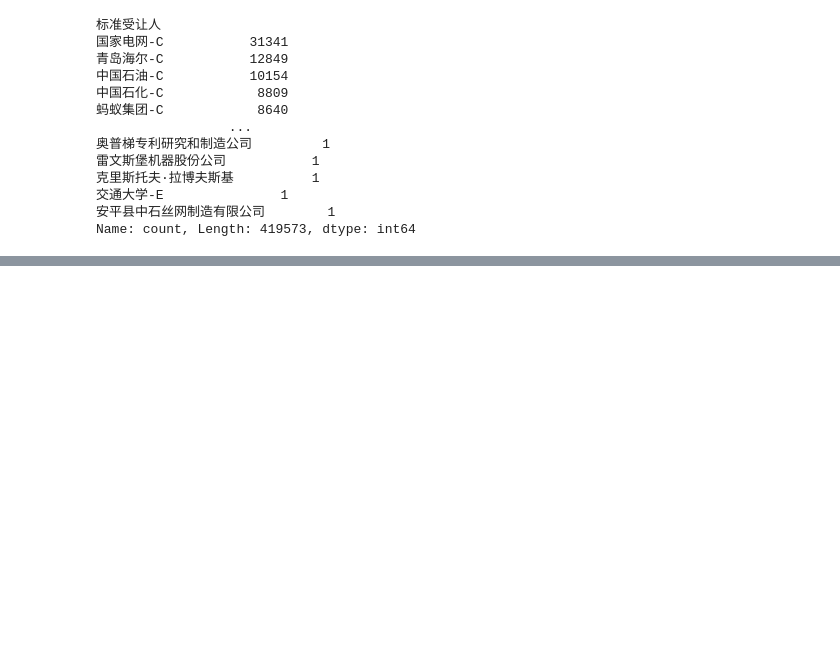
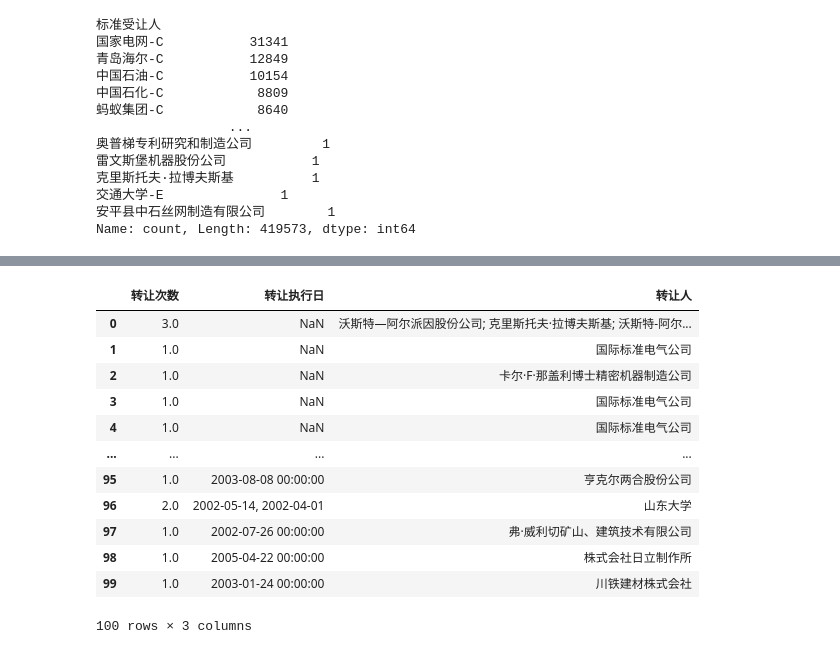
Before and after one commit to ideatechresearch/patent_invest, a Jupyter notebook: 高新专利转让.ipynb, the cells around one changed output, grey strips where cells are left out. Cells and saved outputs as stored; diff of their text form; code cells hidden in the pictures; blank space fills up the shorter version.

```diff
--- a/高新专利转让.ipynb
+++ b/高新专利转让.ipynb
@@ -1072,0 +1095,16 @@ Name: count, Length: 419573, dtype: int64
+# %%
+invention_transfer.filter(like='转让')
+# %% [output]
+|  | 转让次数 | 转让执行日 | 转让人 |
+| 0 | 3.0 | NaN | 沃斯特—阿尔派因股份公司; 克里斯托夫·拉博夫斯基; 沃斯特-阿尔... |
+| 1 | 1.0 | NaN | 国际标准电气公司 |
+| 2 | 1.0 | NaN | 卡尔·F·那盖利博士精密机器制造公司 |
+| 3 | 1.0 | NaN | 国际标准电气公司 |
+| 4 | 1.0 | NaN | 国际标准电气公司 |
+| ... | ... | ... | ... |
+| 95 | 1.0 | 2003-08-08 00:00:00 | 亨克尔两合股份公司 |
+| 96 | 2.0 | 2002-05-14, 2002-04-01 | 山东大学 |
+| 97 | 1.0 | 2002-07-26 00:00:00 | 弗·威利切矿山、建筑技术有限公司 |
+| 98 | 1.0 | 2005-04-22 00:00:00 | 株式会社日立制作所 |
+| 99 | 1.0 | 2003-01-24 00:00:00 | 川铁建材株式会社 |
+100 rows × 3 columns
```
Also changed, not shown: parts of 18 cells of this notebook, 20 other files.
